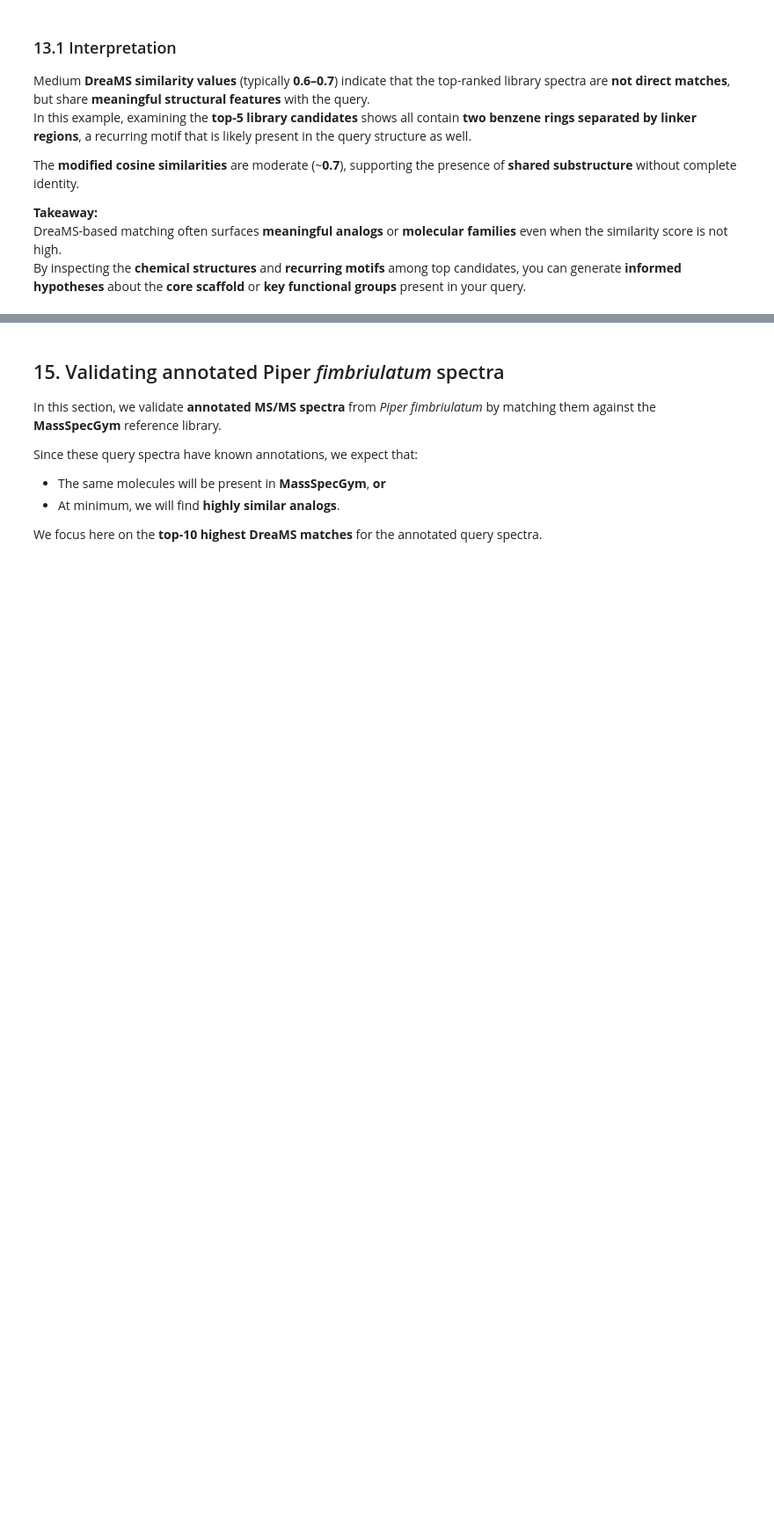
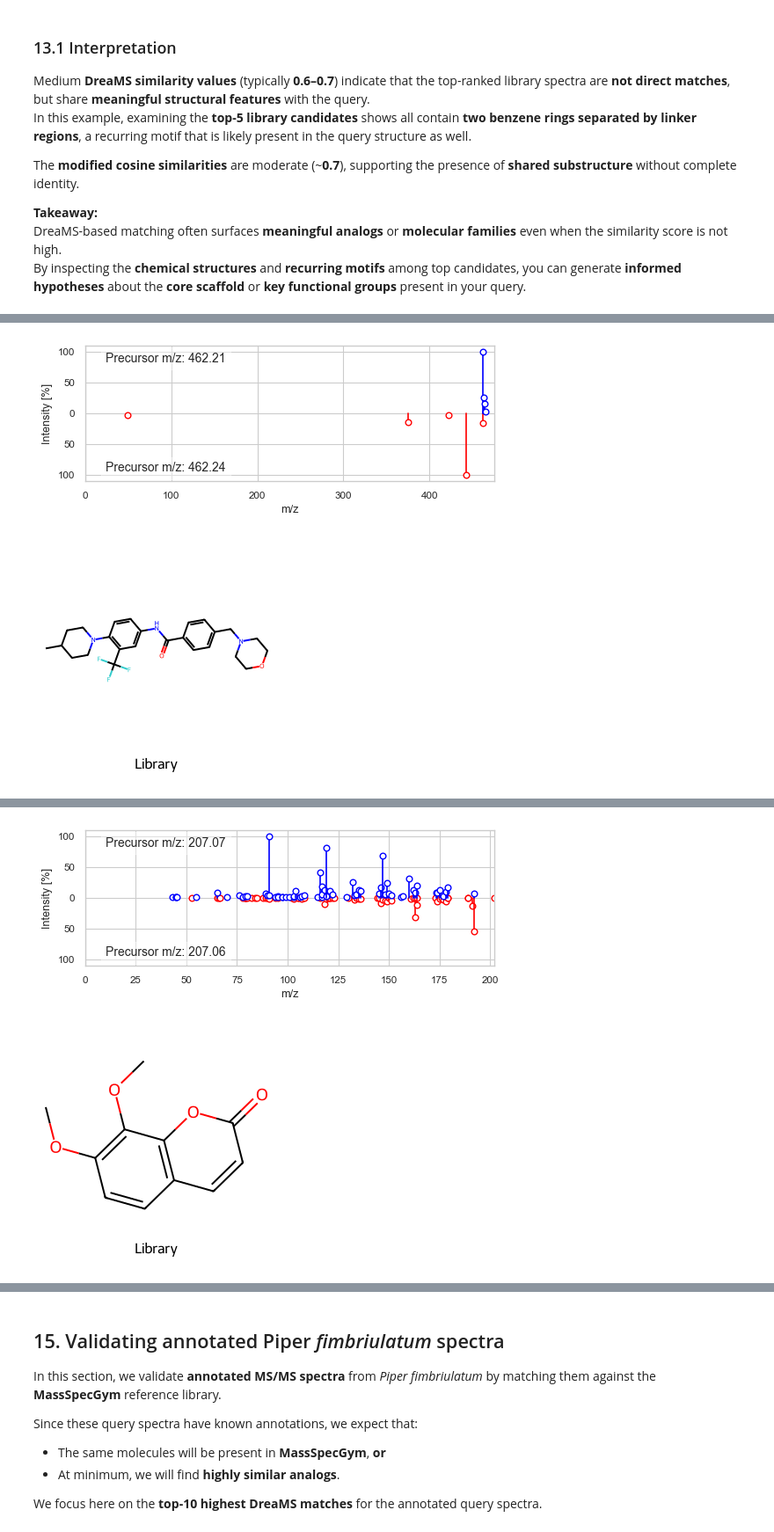
Before and after one commit to pluskal-lab/DreaMS_MIMB, a Jupyter notebook: notebooks/3_library_matching.ipynb, the cells around one changed output, grey strips where cells are left out. Shown at 88% size. Drawn from its saved outputs; the diff is of its cells as text; code cells hidden in the pictures; blank space fills up the shorter version.

```diff
--- a/notebooks/3_library_matching.ipynb
+++ b/notebooks/3_library_matching.ipynb
@@ -620 +612,77 @@ for row in top10_disagree.itertuples():
 ... (18 outputs left out)
+# %%
+# Largest DreaMS–cosine disagreement with precursor m/z match (±5)
+import numpy as np, pandas as pd
+from rdkit import Chem
+from rdkit.Chem.Draw import MolsToImage
+from IPython.display import display
+
+MIN_COS  = 0.10   # require at least this modified cosine
+PREC_TOL = 5.0    # |precursor_q - precursor_lib| <= PREC_TOL (Da)
+TOPN     = 10     # show top N rows
+MAX_PLOTS = 10    # cap plotted pairs
+
+# rank-1 only + valid sims
+df1 = df_matches[df_matches["rank"] == 1].copy()
+df1 = df1.dropna(subset=["DreaMS_similarity", "Modified_cosine_similarity"])
+df1 = df1[df1["Modified_cosine_similarity"] >= MIN_COS]
+df1["delta"] = df1["DreaMS_similarity"] - df1["Modified_cosine_similarity"]
+
+# vectorized precursor m/z for query & library
+q_prec_all = np.asarray(msdata_q.get_prec_mzs())
+l_prec_all = np.asarray(msdata_lib.get_prec_mzs())
+qi_idx = df1["query_index"].astype(int).to_numpy()
+li_idx = df1["library_index"].astype(int).to_numpy()
+q_prec = q_prec_all[qi_idx]
+l_prec = l_prec_all[li_idx]
+
+# filter by finite and within tolerance
+prec_diff = np.abs(q_prec - l_prec)
+mask = np.isfinite(q_prec) & np.isfinite(l_prec) & (prec_diff <= PREC_TOL)
+df1 = df1.loc[mask].copy()
+df1["q_precursor_mz"] = q_prec[mask]
+df1["l_precursor_mz"] = l_prec[mask]
+df1["prec_diff_abs"]  = np.abs(df1["q_precursor_mz"] - df1["l_precursor_mz"])
+
+# top disagreements
+top = df1.sort_values("delta", ascending=False).head(TOPN).reset_index(drop=True)
+display(top[["query_index","library_index","library_IDENTIFIER",
+             "DreaMS_similarity","Modified_cosine_similarity","delta",
+             "q_precursor_mz","l_precursor_mz","prec_diff_abs","library_SMILES"]])
+
+# plot spectra + molecules
+plots = 0
+for row in top.itertuples():
+    qi, li = int(row.query_index), int(row.library_index)
+    dsim, mcos, delt = float(row.DreaMS_similarity), float(row.Modified_cosine_similarity), float(row.delta)
+
+    print(f"\n▶ Query #{qi} ↔ Library ID {row.library_IDENTIFIER} (rank 1)")
+    print(f"   DreaMS similarity:          {dsim:.3f}")
+    print(f"   Modified cosine similarity: {mcos:.3f}")
+    print(f"   Δ (DreaMS - cosine):        {delt:.3f}")
+    print(f"   Precursor m/z (q | l):      {row.q_precursor_mz:.4f} | {row.l_precursor_mz:.4f}  (Δ={row.prec_diff_abs:.4f})")
+
+    # spectra mirror-plot
+    su.plot_spectrum(
+        spec=msdata_q.get_spectra(qi),
+        mirror_spec=msdata_lib.get_spectra(li),
+        prec_mz=msdata_q.get_prec_mzs(qi),
+        mirror_prec_mz=msdata_lib.get_prec_mzs(li),
+    )
+
+    # molecules (query if available, plus library)
+    q_smi = msdata_q.get_values("smiles", qi)
+    q_smi = None if (q_smi is None or str(q_smi).strip().lower() in ("", "none", "nan")) else str(q_smi)
+    qmol  = Chem.MolFromSmiles(q_smi) if q_smi else None
+    lmol  = Chem.MolFromSmiles(row.library_SMILES) if isinstance(row.library_SMILES, str) else None
+
+    mols, legends = [], []
+    if qmol is not None: mols.append(qmol); legends.append("Query")
+    if lmol is not None: mols.append(lmol); legends.append("Library")
+    if mols:
+        display(MolsToImage(mols, legends=legends, molsPerRow=2, subImgSize=(280, 280)))
+
+    plots += 1
+    if plots >= MAX_PLOTS:
+        break
+# %% [output]
@@ -620,0 +705,2 @@ for row in top10_disagree.itertuples():
+[figure, added]
+[figure, added]
@@ -620,0 +712,2 @@ for row in top10_disagree.itertuples():
+[figure, added]
+[figure, added]
```
Also changed, not shown: parts of 10 cells of this notebook.
